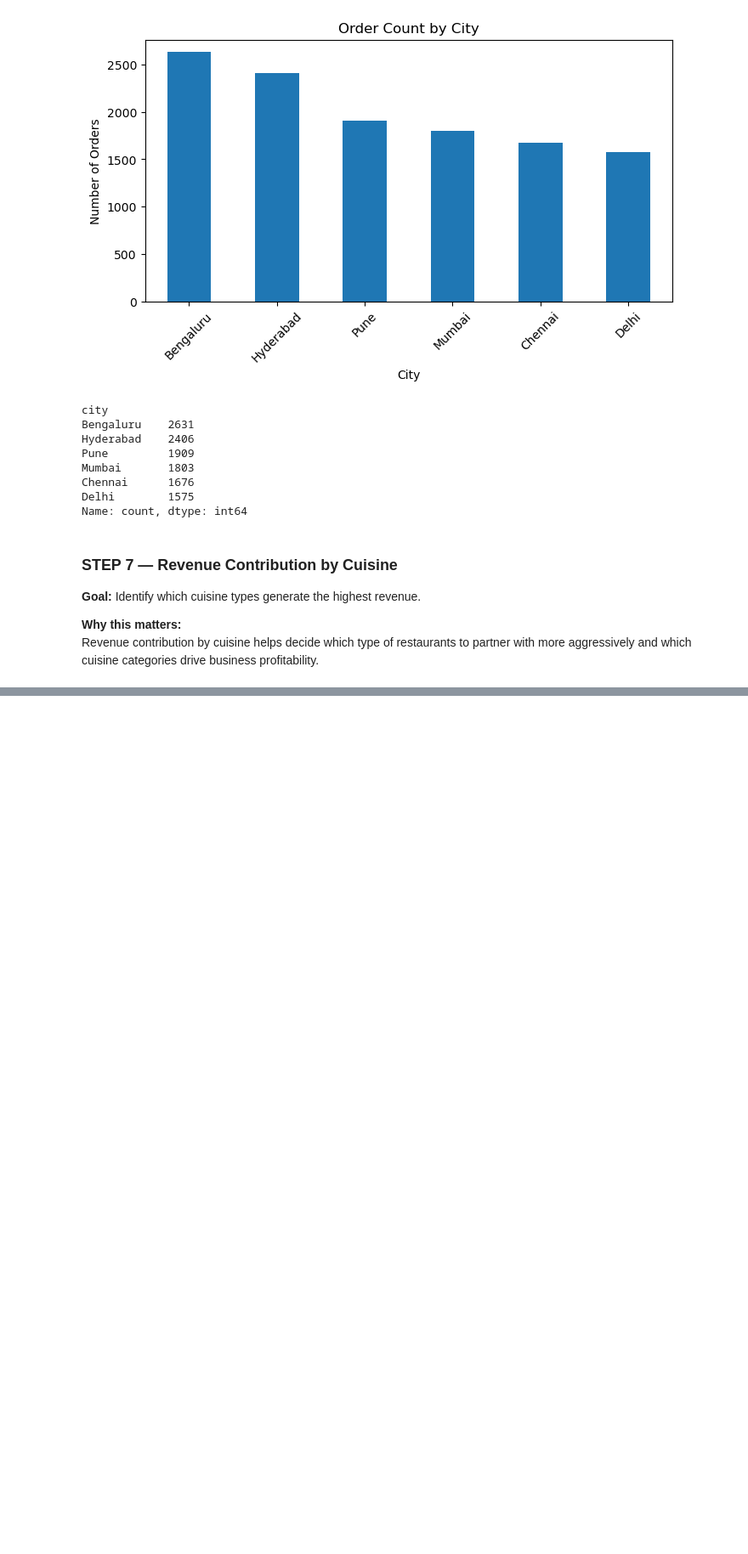
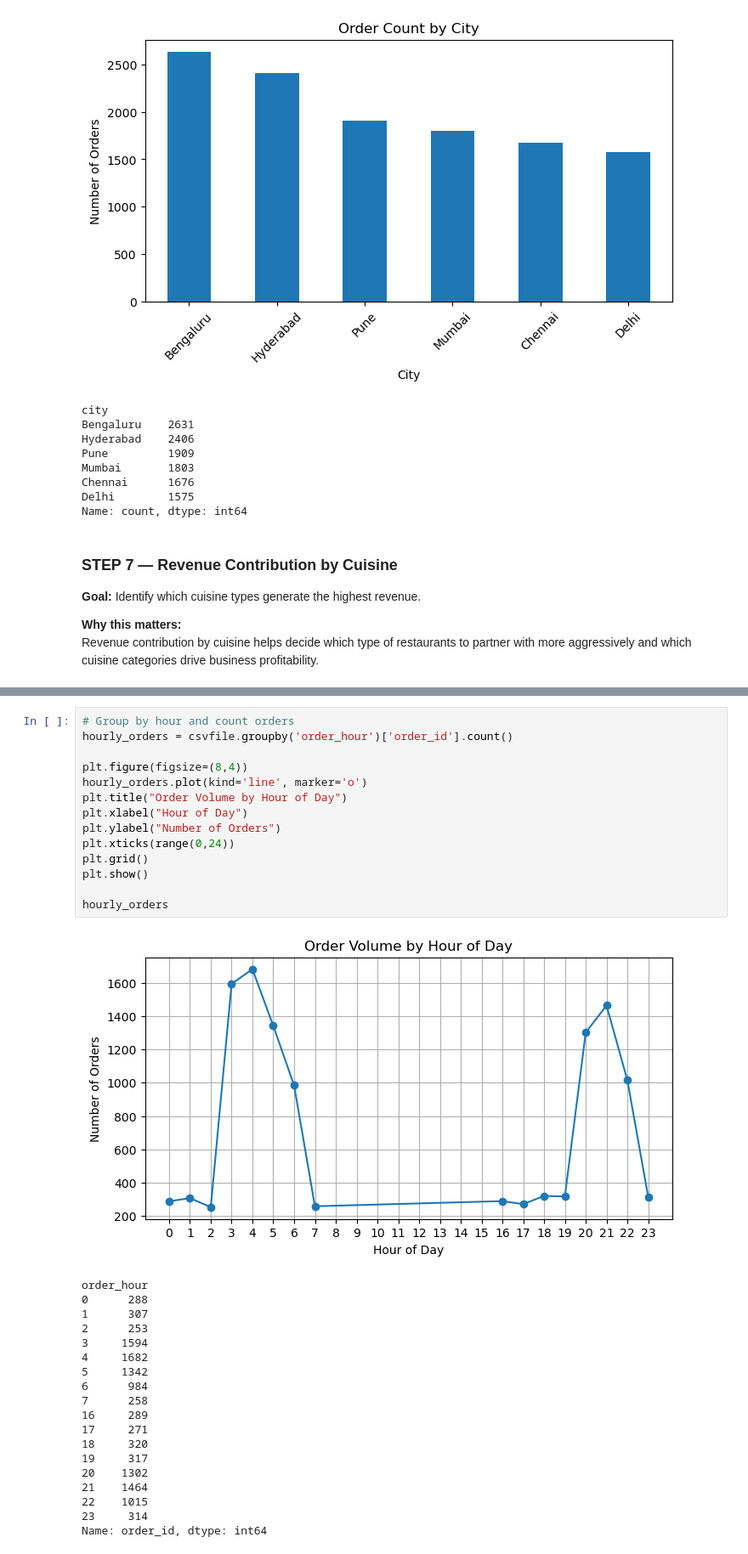
Before and after one commit to SiDdHaRdH-NaIr/Food_Delivery_Analytics_Project, a Jupyter notebook: food_delivery_performance_analysis.ipynb, the cells around one changed output, grey strips where cells are left out. Shown at 85% size. Saved outputs shown, nothing was run; the diff lists cells and outputs as text; blank space fills up the shorter version.

Commit message:
Step 8: Visualization - Hourly demand trend

```diff
--- a/food_delivery_performance_analysis.ipynb
+++ b/food_delivery_performance_analysis.ipynb
@@ -231,0 +240,34 @@ Name: revenue, dtype: float64
+# %%
+# Group by hour and count orders
+hourly_orders = csvfile.groupby('order_hour')['order_id'].count()
+
+plt.figure(figsize=(8,4))
+hourly_orders.plot(kind='line', marker='o')
+plt.title("Order Volume by Hour of Day")
+plt.xlabel("Hour of Day")
+plt.ylabel("Number of Orders")
+plt.xticks(range(0,24))
+plt.grid()
+plt.show()
+
+hourly_orders
+# %% [output]
+[figure, added]
+order_hour
+0      288
+1      307
+2      253
+3     1594
+4     1682
+5     1342
+6      984
+7      258
+16     289
+17     271
+18     320
+19     317
+20    1302
+21    1464
+22    1015
+23     314
+Name: order_id, dtype: int64
```
Also changed, not shown: parts of 2 cells of this notebook.
